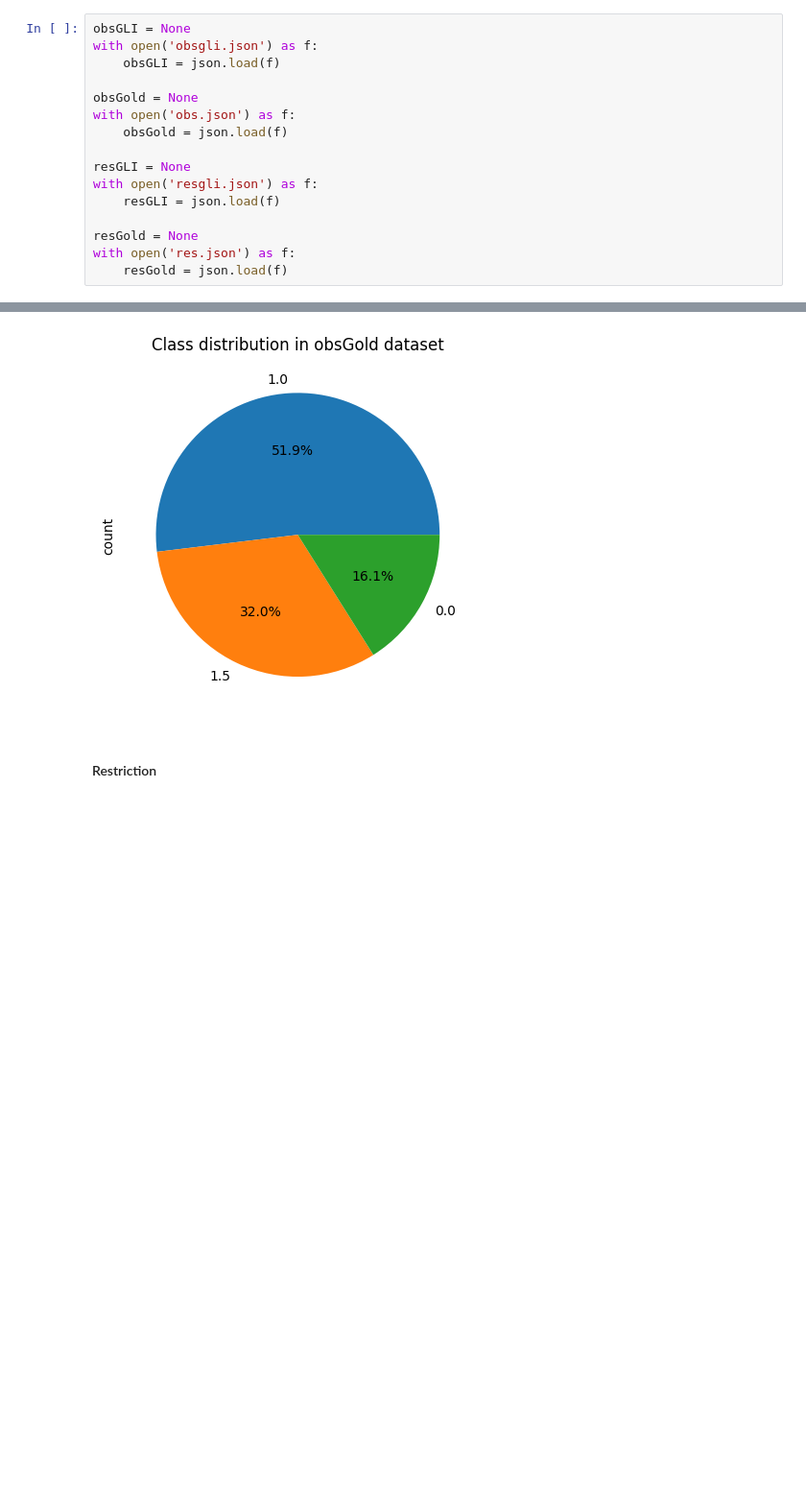
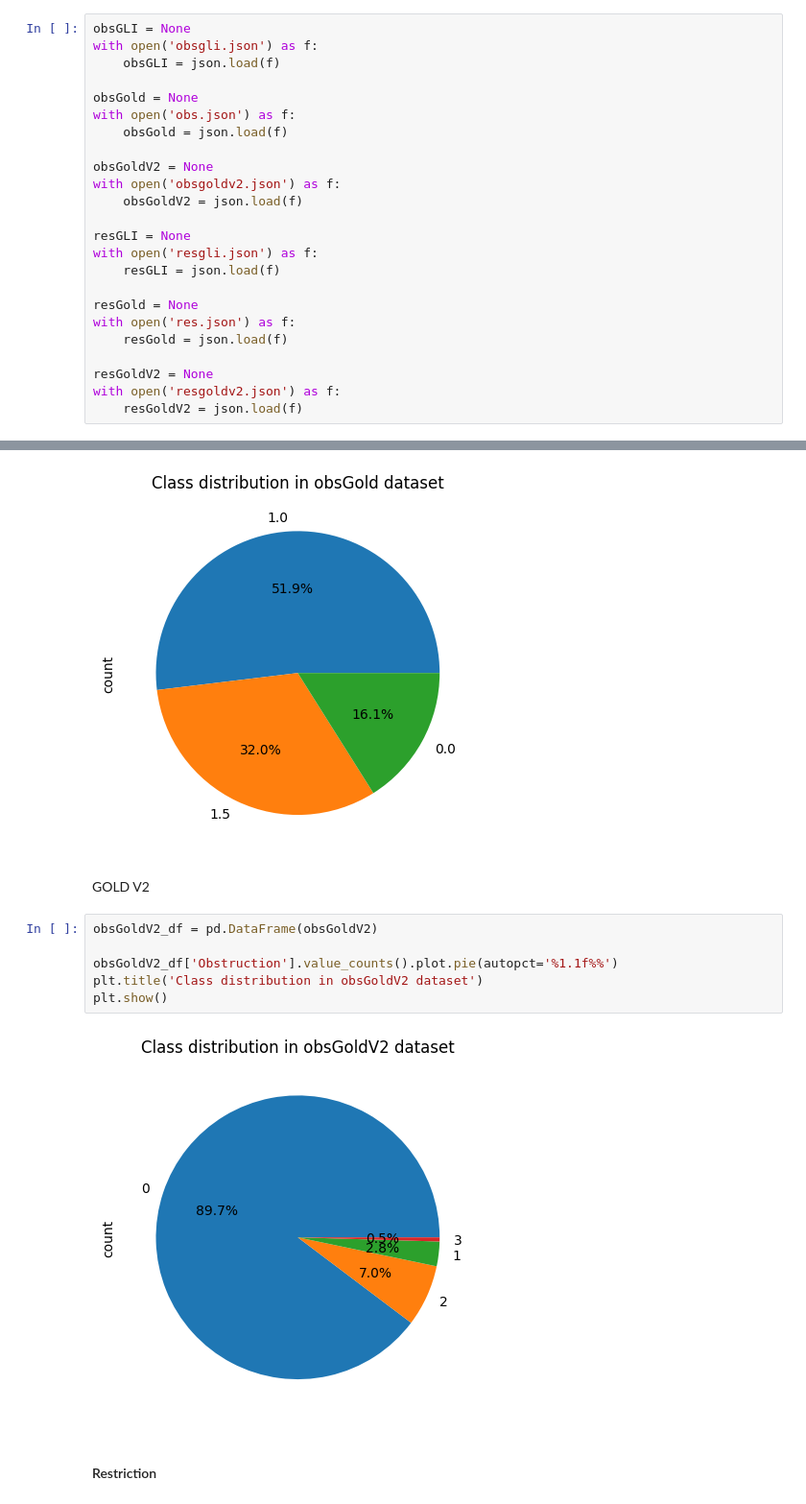
Before and after one commit to proydeia/deia, a Jupyter notebook: ds/graficos.ipynb, the cells around one changed output, grey strips where cells are left out. Shown: that part at 96% size. Saved outputs shown, nothing was run; the diff lists cells and outputs as text; blank space fills up the shorter version.

Commit message:
New Gold models!!!

```diff
--- a/ds/graficos.ipynb
+++ b/ds/graficos.ipynb
@@ -16,6 +16,10 @@ obsGold = None
 with open('obs.json') as f:
     obsGold = json.load(f)
 
+obsGoldV2 = None
+with open('obsgoldv2.json') as f:
+    obsGoldV2 = json.load(f)
+
 resGLI = None
 with open('resgli.json') as f:
     resGLI = json.load(f)
@@ -23,6 +27,10 @@ with open('resgli.json') as f:
 resGold = None
 with open('res.json') as f:
     resGold = json.load(f)
+
+resGoldV2 = None
+with open('resgoldv2.json') as f:
+    resGoldV2 = json.load(f)
 # %%
 modelObsGLI = pickle.load(open('modelObsGLI.pkl', 'rb'))
 modelObsGLIClassification = pickle.load(open('modelObsClassificationGLI.pkl', 'rb'))
@@ -58,6 +68,16 @@ plt.title('Class distribution in obsGold dataset')
 plt.show()
 # %% [output]
 [figure]
+# %% [markdown]
+GOLD V2
+# %%
+obsGoldV2_df = pd.DataFrame(obsGoldV2)
+
+obsGoldV2_df['Obstruction'].value_counts().plot.pie(autopct='%1.1f%%')
+plt.title('Class distribution in obsGoldV2 dataset')
+plt.show()
+# %% [output]
+[figure, added]
 # %% [markdown]
 #### Restriction
 # %% [markdown]
```
Also changed, not shown: parts of 13 cells of this notebook, 5 other files.
